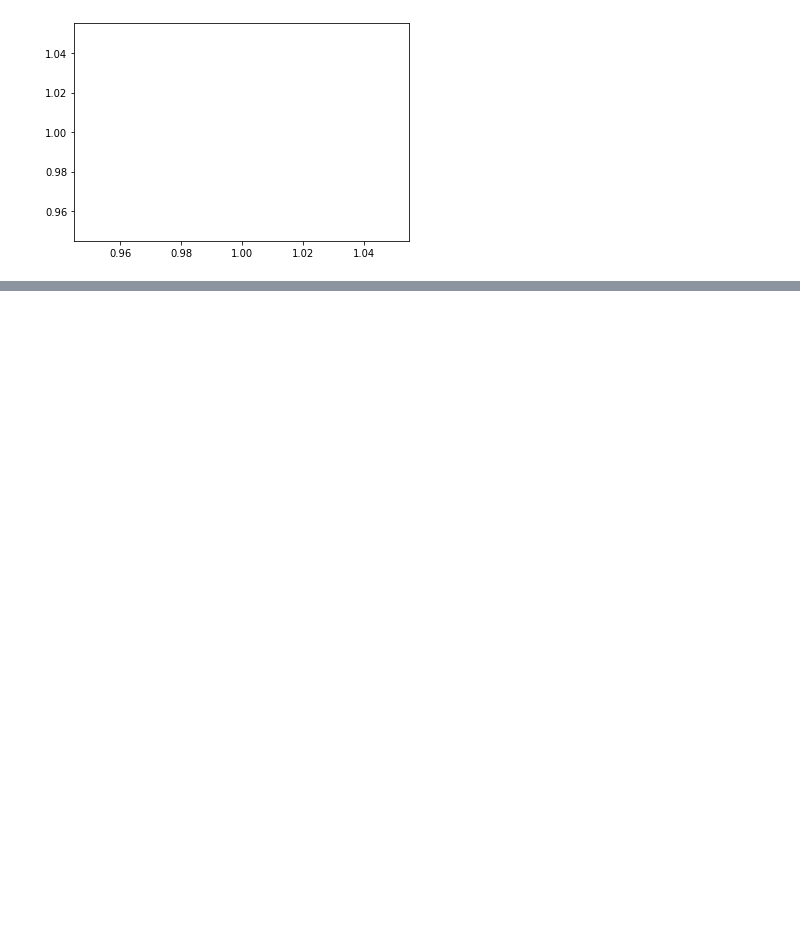
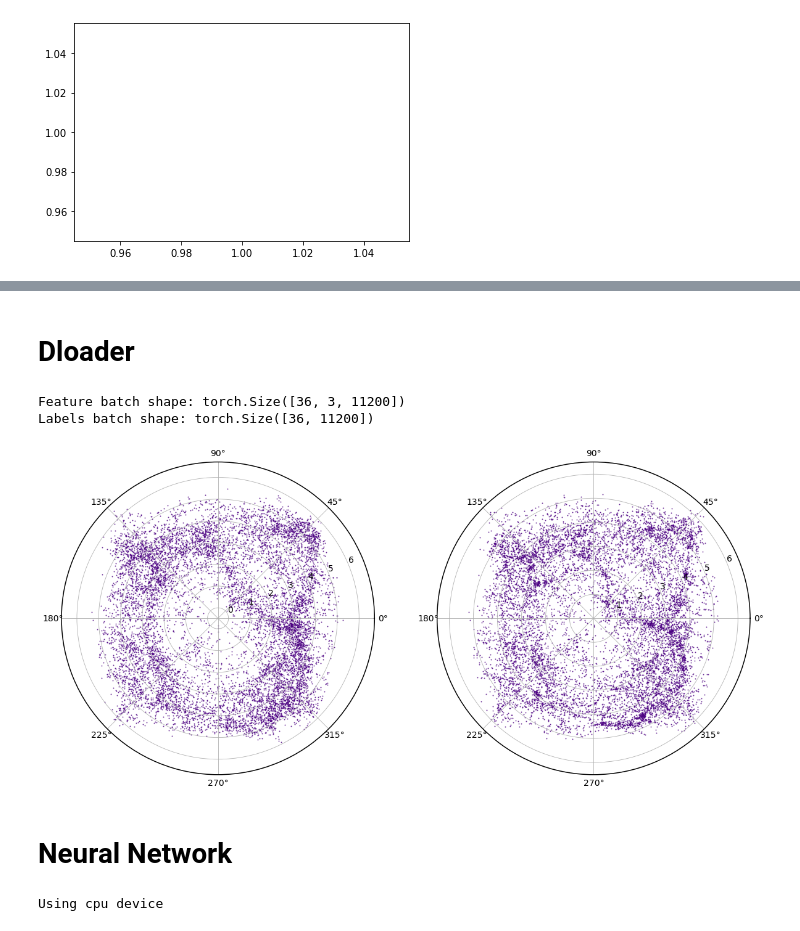
Before and after one commit to ispirovjr/Thesis-Project-Cosmic-Web, a Jupyter notebook: JupyterNotebooks/MLM BabyNet.ipynb, the cells around one changed output, grey strips where cells are left out. Saved outputs shown, nothing was run; the diff lists cells and outputs as text; code cells hidden in the pictures; blank space fills up the shorter version.

```diff
--- a/JupyterNotebooks/MLM BabyNet.ipynb
+++ b/JupyterNotebooks/MLM BabyNet.ipynb
@@ -119,0 +97,34 @@ __main__.CustomVaexDataset
+# %% [markdown]
+# Dloader
+# %%
+train_set = CustomVaexDataset(p2)
+test_set = CustomVaexDataset(p3)
+# %%
+train_dataloader = DataLoader(train_set, batch_size=36, shuffle=True)
+test_dataloader = DataLoader(test_set, batch_size=12, shuffle=True)
+# %%
+train_features, train_labels = next(iter(train_dataloader))
+print(f"Feature batch shape: {train_features.size()}")
+print(f"Labels batch shape: {train_labels.size()}")
+# %% [output]
+Feature batch shape: torch.Size([36, 3, 11200])
+Labels batch shape: torch.Size([36, 11200])
+# %%
+img = train_features[0].squeeze()
+label = train_labels[0]
+# %%
+
+
+plt.figure(figsize=(20,10))
+plt.subplot(121,projection="polar")
+plt.scatter(img[2],img[0],s=0.1*lim,alpha=0.7)
+#plt.ylim(0,4e4)
+
+plt.subplot(122,projection="polar")
+plt.scatter(img[2],label,s=0.1*lim,alpha=0.7)
+#plt.ylim(0,4e4)
+plt.show()
+# %% [output]
+[figure, added]
+# %% [markdown]
+# Neural Network
@@ -119,0 +133,11 @@ __main__.CustomVaexDataset
+# %%
+device = (
+    "cuda"
+    if torch.cuda.is_available()
+    else "mps"
+    if torch.backends.mps.is_available()
+    else "cpu"
+)
+print(f"Using {device} device")
+# %% [output]
+Using cpu device
```
Also changed, not shown: parts of 25 cells of this notebook.
